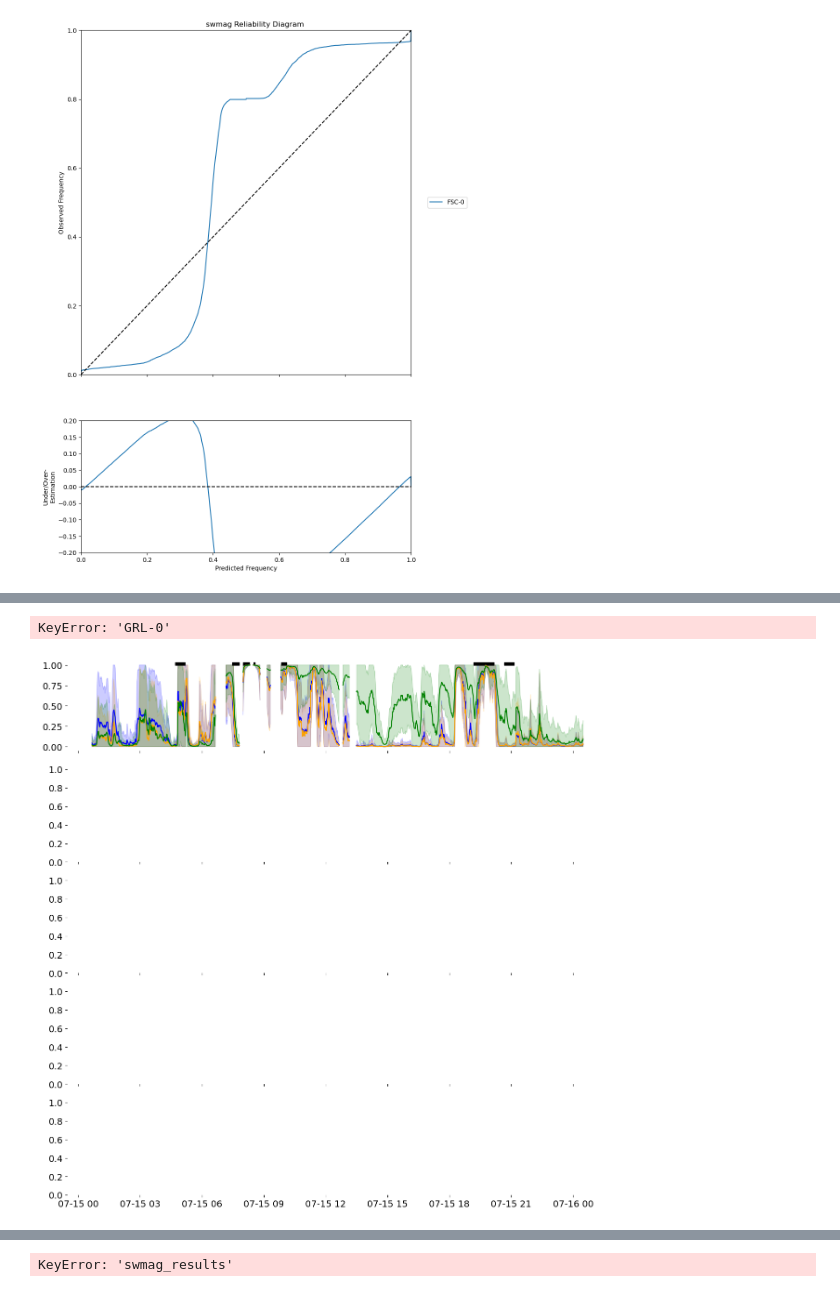
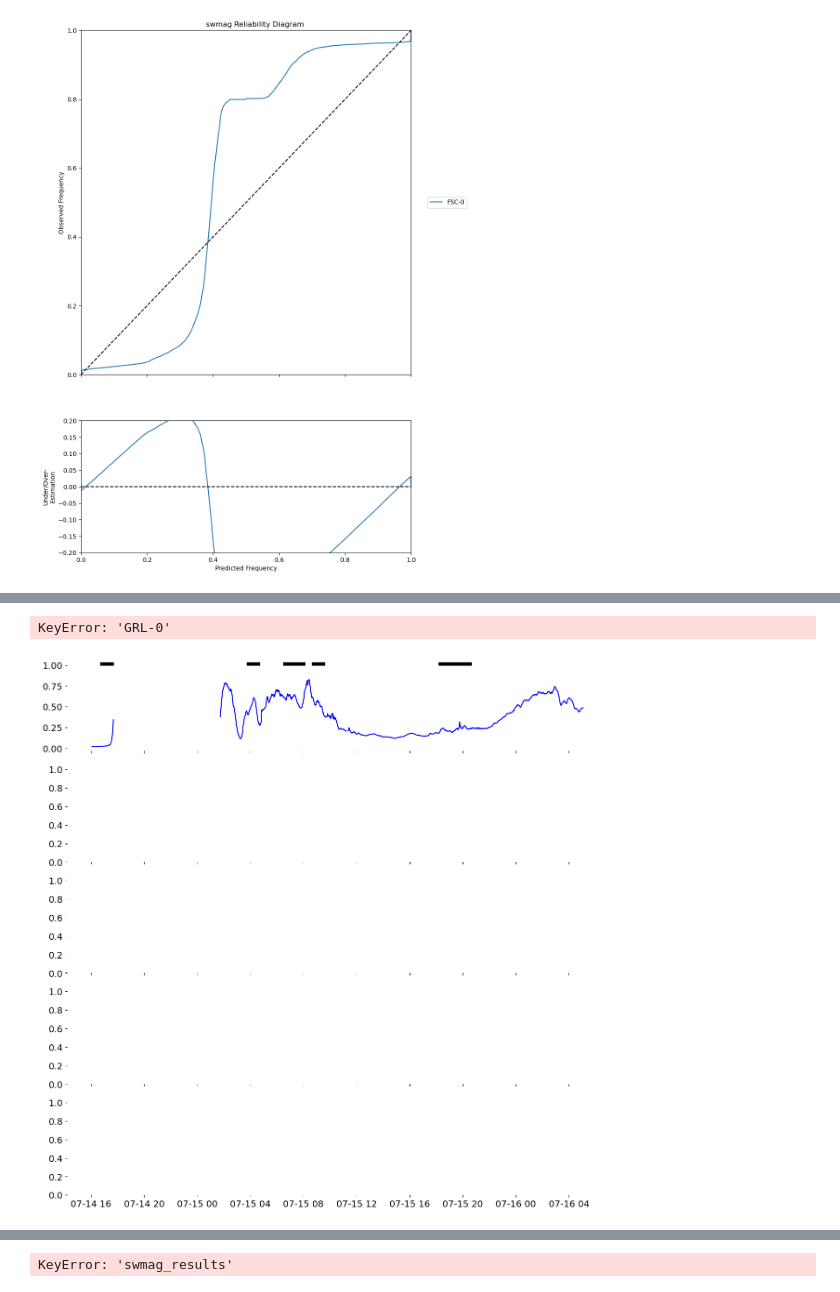
Before and after one commit to mikecoughlan/including_ion_temp_maps, a Jupyter notebook: examining_results.ipynb, the cells around one changed output, grey strips where cells are left out. Drawn from its saved outputs; the diff is of its cells as text; code cells hidden in the pictures.

```diff
--- a/examining_results.ipynb
+++ b/examining_results.ipynb
@@ -1685,9 +1747,9 @@ def calculating_individual_mlt_metrics(dict, metric='prauc'):
 					if metric == 'prauc':
 						# second_output, first_output, __ = precision_recall_curve(temp_df['actual'], temp_df['predicted_mean'])
 						# results_dict[f'{sep}_sep_var_df'].loc[i,lat] = auc(first_output, second_output)
-						results_dict[f'{sep}_sep_var_df'].loc[i,lat] = calibrating_prauc(y_true=temp_df['actual'], y_pred=temp_df['predicted_mean'])
+						results_dict[f'{sep}_sep_var_df'].loc[i,lat] = calibrating_prauc(y_true=temp_df['actual'], y_pred=temp_df['predicted'])
 					elif metric == 'rocauc':
-						first_output, second_output, __ = roc_curve(temp_df['actual'], temp_df['predicted_mean'])
+						first_output, second_output, __ = roc_curve(temp_df['actual'], temp_df['predicted'])
 						results_dict[f'{sep}_sep_var_df'].loc[i,lat] = auc(first_output, second_output)
 					elif metric == 'ratio':
 						results_dict[f'{sep}_sep_var_df'].loc[i,lat] = temp_df['actual'].sum()/len(temp_df)
@@ -1706,17 +1768,17 @@ def calculating_individual_mlt_metrics(dict, metric='prauc'):
 	return results_dict
 
 swmag_dbht_sep_dict = get_sep_var_and_lat_bins(swmag_dbht_df, sep_var, sep_var_bins, lower_lat_bound, upper_lat_bound)
-twins_dbht_sep_dict = get_sep_var_and_lat_bins(twins_dbht_df, sep_var, sep_var_bins, lower_lat_bound, upper_lat_bound)
+# twins_dbht_sep_dict = get_sep_var_and_lat_bins(twins_dbht_df, sep_var, sep_var_bins, lower_lat_bound, upper_lat_bound)
 swmag_rsd_sep_dict = get_sep_var_and_lat_bins(swmag_rsd_df, sep_var, sep_var_bins, lower_lat_bound, upper_lat_bound)
-twins_rsd_sep_dict = get_sep_var_and_lat_bins(twins_rsd_df, sep_var, sep_var_bins, lower_lat_bound, upper_lat_bound)
+# twins_rsd_sep_dict = get_sep_var_and_lat_bins(twins_rsd_df, sep_var, sep_var_bins, lower_lat_bound, upper_lat_bound)
 
 if sep_var_bins == None:
 	sep_var_bins = ['25%', '75%']
 
 swmag_dbht_results = calculating_individual_mlt_metrics(swmag_dbht_sep_dict, metric=metric)
-twins_dbht_results = calculating_individual_mlt_metrics(twins_dbht_sep_dict, metric=metric)
+# twins_dbht_results = calculating_individual_mlt_metrics(twins_dbht_sep_dict, metric=metric)
 swmag_rsd_results = calculating_individual_mlt_metrics(swmag_rsd_sep_dict, metric=metric)
-twins_rsd_results = calculating_individual_mlt_metrics(twins_rsd_sep_dict, metric=metric)
+# twins_rsd_results = calculating_individual_mlt_metrics(twins_rsd_sep_dict, metric=metric)
 
 # plotting the results as polar heatmap with MLT=12 at the top of the plot, low mid and high as three different rings
 rad = [0,1,2]
@@ -1740,7 +1802,7 @@ else:
 
 # plotting the results segmented by parameter values
 plt.suptitle(f'{metric.upper()} Scores Segmented by {sep_var}', fontsize=30)
-for i, (results, title) in enumerate(zip([swmag_rsd_results, twins_rsd_results, swmag_dbht_results, twins_dbht_results], ['swmag rsd', 'twins rsd', 'swmag db/dt', 'twins db/dt'])):
+for i, (results, title) in enumerate(zip([swmag_rsd_results, swmag_dbht_results], ['swmag rsd', 'swmag db/dt'])):
 	axes[0,i].set_title(title)
 	for j, (key, value) in enumerate(results.items()):
 		if i == 0:
@@ -1758,5 +1820,5 @@ for i, (results, title) in enumerate(zip([swmag_rsd_results, twins_rsd_results,
 		axes[j,i].set_xticks(theta_ticks)
 		axes[j,i].set_xticklabels(theta_labels)
 		axes[j,i].set_yticks([])
-plt.savefig(f'plots/{metric}_scores_segmented_by_{sep_var}.png')
+plt.savefig(f'plots/extended_{metric}_scores_segmented_by_{sep_var}.png')
 # %% [output]
@@ -1766,38 +1828,38 @@ selected_region = 'FSC-6'
 
 def preparing_results_plotting(region, start_date, end_date):
 
-	list_oversampled = ['CEU-2', 'GRL-0', 'JPN-0', 'GRL-1', 'GRL-2', 'SVLB', 'JPN-1']
-	if region in list_oversampled:
-		swmag_results = pd.read_feather(f'outputs/rsd/non_twins_modeling_region_{region}_version_swmag_v6-oversampling.feather')
-		twins_results = pd.read_feather(f'outputs/rsd/twins_modeling_region_{region}_version_twins_v_maxpooling_oversampling.feather')
-		alt_results = pd.read_feather(f'outputs/rsd/twins_modeling_region_{region}_version_twins_alt_method_v2_maxpooling_oversampling.feather')
-	else:
-		swmag_results = pd.read_feather(f'outputs/rsd/non_twins_modeling_region_{region}_version_swmag_v6-1.feather')
-		twins_results = pd.read_feather(f'outputs/rsd/twins_modeling_region_{region}_version_twins_v_maxpooling.feather')
-		alt_results = pd.read_feather(f'outputs/rsd/twins_modeling_region_{region}_version_twins_alt_method_v2_maxpooling.feather')
+	# list_oversampled = ['CEU-2', 'GRL-0', 'JPN-0', 'GRL-1', 'GRL-2', 'SVLB', 'JPN-1']
+	# if region in list_oversampled:
+	# 	swmag_results = pd.read_feather(f'outputs/rsd/non_twins_modeling_region_{region}_version_swmag_v6-oversampling.feather')
+		# twins_results = pd.read_feather(f'outputs/rsd/twins_modeling_region_{region}_version_twins_v_maxpooling_oversampling.feather')
+		# alt_results = pd.read_feather(f'outputs/rsd/twins_modeling_region_{region}_version_twins_alt_method_v2_maxpooling_oversampling.feather')
+	# else:
+	swmag_results = pd.read_feather(f'outputs/rsd/swmag_modeling_region_{region}_version_extended_v0-1.feather')
+		# twins_results = pd.read_feather(f'outputs/rsd/twins_modeling_region_{region}_version_twins_v_maxpooling.feather')
+		# alt_results = pd.read_feather(f'outputs/rsd/twins_modeling_region_{region}_version_twins_alt_method_v2_maxpooling.feather')
 
 	swmag_results.set_index('dates', inplace=True)
-	twins_results.set_index('dates', inplace=True)
-	alt_results.set_index('dates', inplace=True)
+	# twins_results.set_index('dates', inplace=True)
+	# alt_results.set_index('dates', inplace=True)
 
 	print(f'Region: {sel_reg}')
-	prec, rec, __ = precision_recall_curve(y_true=swmag_results['actual'], probas_pred=swmag_results['predicted_mean'])
+	prec, rec, __ = precision_recall_curve(y_true=swmag_results['actual'], probas_pred=swmag_results['predicted'])
 	f1 = 2 * (prec * rec) / (prec + rec)
 	area = auc(rec, prec)
 	# MI = mutual_info_score(swmag_results['actual'], swmag_results['predicted_mean'])
 	print(f'SWMAG: \tF1: {round(f1[np.argmax(f1)], 4)}\tAUC: {round(area, 4)}')
 
-	prec, rec, __ = precision_recall_curve(y_true=twins_results['actual'], probas_pred=twins_results['predicted_mean'])
-	f1 = 2 * (prec * rec) / (prec + rec)
-	area = auc(rec, prec)
-	# MI = mutual_info_score(twins_results['actual'], twins_results['predicted_mean'])
-	print(f'TWIN: \tF1: {round(f1[np.argmax(f1)], 4)}\tAUC: {round(area, 4)}')
+	# prec, rec, __ = precision_recall_curve(y_true=twins_results['actual'], probas_pred=twins_results['predicted_mean'])
+	# f1 = 2 * (prec * rec) / (prec + rec)
+	# area = auc(rec, prec)
+	# # MI = mutual_info_score(twins_results['actual'], twins_results['predicted_mean'])
+	# print(f'TWIN: \tF1: {round(f1[np.argmax(f1)], 4)}\tAUC: {round(area, 4)}')
 
-	prec, rec, __ = precision_recall_curve(y_true=alt_results['actual'], probas_pred=alt_results['predicted_mean'])
-	f1 = 2 * (prec * rec) / (prec + rec)
-	area = auc(rec, prec)
-	# MI = mutual_info_score(alt_results['actual'], alt_results['predicted_mean'])
-	print(f'ALT: \tF1: {round(f1[np.argmax(f1)], 4)}\tAUC: {round(area, 4)}')
+	# prec, rec, __ = precision_recall_curve(y_true=alt_results['actual'], probas_pred=alt_results['predicted_mean'])
+	# f1 = 2 * (prec * rec) / (prec + rec)
+	# area = auc(rec, prec)
+	# # MI = mutual_info_score(alt_results['actual'], alt_results['predicted_mean'])
+	# print(f'ALT: \tF1: {round(f1[np.argmax(f1)], 4)}\tAUC: {round(area, 4)}')
 
 	# start_date = '2012-03-06 00:00:00'
 	# end_date = '2012-03-10 12:00:00'
@@ -1805,18 +1867,18 @@ def preparing_results_plotting(region, start_date, end_date):
 	plotting_range = pd.date_range(start_date, end_date, freq='min')
 	plotting_df = pd.DataFrame(index=plotting_range)
 	plotting_df = plotting_df.join(swmag_results['actual'], how='left')
-	plotting_df = plotting_df.join(swmag_results['predicted_mean'], how='left')
-	plotting_df = plotting_df.join(swmag_results['predicted_std'], how='left')
-	plotting_df = plotting_df.join(twins_results['predicted_mean'], how='left', rsuffix='_twins')
-	plotting_df = plotting_df.join(twins_results['predicted_std'], how='left', rsuffix='_twins')
-	plotting_df = plotting_df.join(alt_results['predicted_mean'], how='left', rsuffix='_alt')
-	plotting_df = plotting_df.join(alt_results['predicted_std'], how='left', rsuffix='_alt')
-	plotting_df['swmag_fill_bottom'] = plotting_df['predicted_mean'] - plotting_df['predicted_std']
-	plotting_df['swmag_fill_top'] = plotting_df['predicted_mean'] + plotting_df['predicted_std']
-	plotting_df['twins_fill_bottom'] = plotting_df['predicted_mean_twins'] - plotting_df['predicted_std_twins']
-	plotting_df['twins_fill_top'] = plotting_df['predicted_mean_twins'] + plotting_df['predicted_std_twins']
-	plotting_df['alt_fill_bottom'] = plotting_df['predicted_mean_alt'] - plotting_df['predicted_std_alt']
-	plotting_df['alt_fill_top'] = plotting_df['predicted_mean_alt'] + plotting_df['predicted_std_alt']
+	plotting_df = plotting_df.join(swmag_results['predicted'], how='left')
+	# plotting_df = plotting_df.join(swmag_results['predicted_std'], how='left')
+	# plotting_df = plotting_df.join(twins_results['predicted_mean'], how='left', rsuffix='_twins')
+	# plotting_df = plotting_df.join(twins_results['predicted_std'], how='left', rsuffix='_twins')
+	# plotting_df = plotting_df.join(alt_results['predicted_mean'], how='left', rsuffix='_alt')
+	# plotting_df = plotting_df.join(alt_results['predicted_std'], how='left', rsuffix='_alt')
+	# plotting_df['swmag_fill_bottom'] = plotting_df['predicted_mean'] - plotting_df['predicted_std']
+	# plotting_df['swmag_fill_top'] = plotting_df['predicted_mean'] + plotting_df['predicted_std']
+	# plotting_df['twins_fill_bottom'] = plotting_df['predicted_mean_twins'] - plotting_df['predicted_std_twins']
+	# plotting_df['twins_fill_top'] = plotting_df['predicted_mean_twins'] + plotting_df['predicted_std_twins']
+	# plotting_df['alt_fill_bottom'] = plotting_df['predicted_mean_alt'] - plotting_df['predicted_std_alt']
+	# plotting_df['alt_fill_top'] = plotting_df['predicted_mean_alt'] + plotting_df['predicted_std_alt']
 	plotting_df.clip(lower=0, upper=1, inplace=True)
 	plotting_df['bottom'] = plotting_df['actual']*1.00
 	plotting_df['top'] = plotting_df['actual']*1.03
@@ -1837,12 +1899,12 @@ for i, sel_reg in enumerate(selected_regions):
 	# creates another array. These two arrays are compared to create the bar at the top of the plots.
 	z2=np.array(plotting_df['top'])
 
-	axes[i].plot(plotting_df.loc[start_date:end_date, 'predicted_mean'], color='blue', label='SWMAG')
-	axes[i].fill_between(plotting_df.loc[start_date:end_date].index, plotting_df.loc[start_date:end_date, 'swmag_fill_bottom'], plotting_df.loc[start_date:end_date, 'swmag_fill_top'], color='blue', alpha=0.2)
-	axes[i].plot(plotting_df.loc[start_date:end_date, 'predicted_mean_twins'], color='orange', label='TWINS')
-	axes[i].fill_between(plotting_df.loc[start_date:end_date].index, plotting_df.loc[start_date:end_date, 'twins_fill_bottom'], plotting_df.loc[start_date:end_date, 'twins_fill_top'], color='orange', alpha=0.2)
-	axes[i].plot(plotting_df.loc[start_date:end_date, 'predicted_mean_alt'], color='green', label='ALT')
-	axes[i].fill_between(plotting_df.loc[start_date:end_date].index, plotting_df.loc[start_date:end_date, 'alt_fill_bottom'], plotting_df.loc[start_date:end_date, 'alt_fill_top'], color='green', alpha=0.2)
+	axes[i].plot(plotting_df.loc[start_date:end_date, 'predicted'], color='blue', label='SWMAG')
+	# axes[i].fill_between(plotting_df.loc[start_date:end_date].index, plotting_df.loc[start_date:end_date, 'swmag_fill_bottom'], plotting_df.loc[start_date:end_date, 'swmag_fill_top'], color='blue', alpha=0.2)
+	# axes[i].plot(plotting_df.loc[start_date:end_date, 'predicted_mean_twins'], color='orange', label='TWINS')
+	# axes[i].fill_between(plotting_df.loc[start_date:end_date].index, plotting_df.loc[start_date:end_date, 'twins_fill_bottom'], plotting_df.loc[start_date:end_date, 'twins_fill_top'], color='orange', alpha=0.2)
+	# axes[i].plot(plotting_df.loc[start_date:end_date, 'predicted_mean_alt'], color='green', label='ALT')
+	# axes[i].fill_between(plotting_df.loc[start_date:end_date].index, plotting_df.loc[start_date:end_date, 'alt_fill_bottom'], plotting_df.loc[start_date:end_date, 'alt_fill_top'], color='green', alpha=0.2)
 	axes[i].fill_between(plotting_df.index, plotting_df['bottom'], plotting_df['top'], where=z2>z1, alpha=1, label='ground truth', color='black')
 	mlat = str(round(results[sel_reg]['mean_lat'], 2))
 	axes[i].set_title(f'Region: {sel_reg} - MLAT: {mlat}', fontsize=20)
@@ -1856,6 +1918,6 @@ axes[len(selected_regions)-1].set_xlabel('August 2015', fontsize=20)
 plt.subplots_adjust(wspace=1, hspace=1)
 plt.tight_layout()
 
-plt.savefig(f'plots/GEM_2024_plots/regions_example.png')
+plt.savefig(f'plots/extended_regions_example.png')
 # %% [output]
 Region: GRL-0
@@ -1865,5 +1925,5 @@ ALT:    F1: 0.522       AUC: 0.4726
 KeyError: 'GRL-0'
-[figure, old version]
+[figure, new version]
 # %%
 selected_region = 'FSC-6'
 
```
Also changed, not shown: parts of 15 cells of this notebook, 10 other files.
